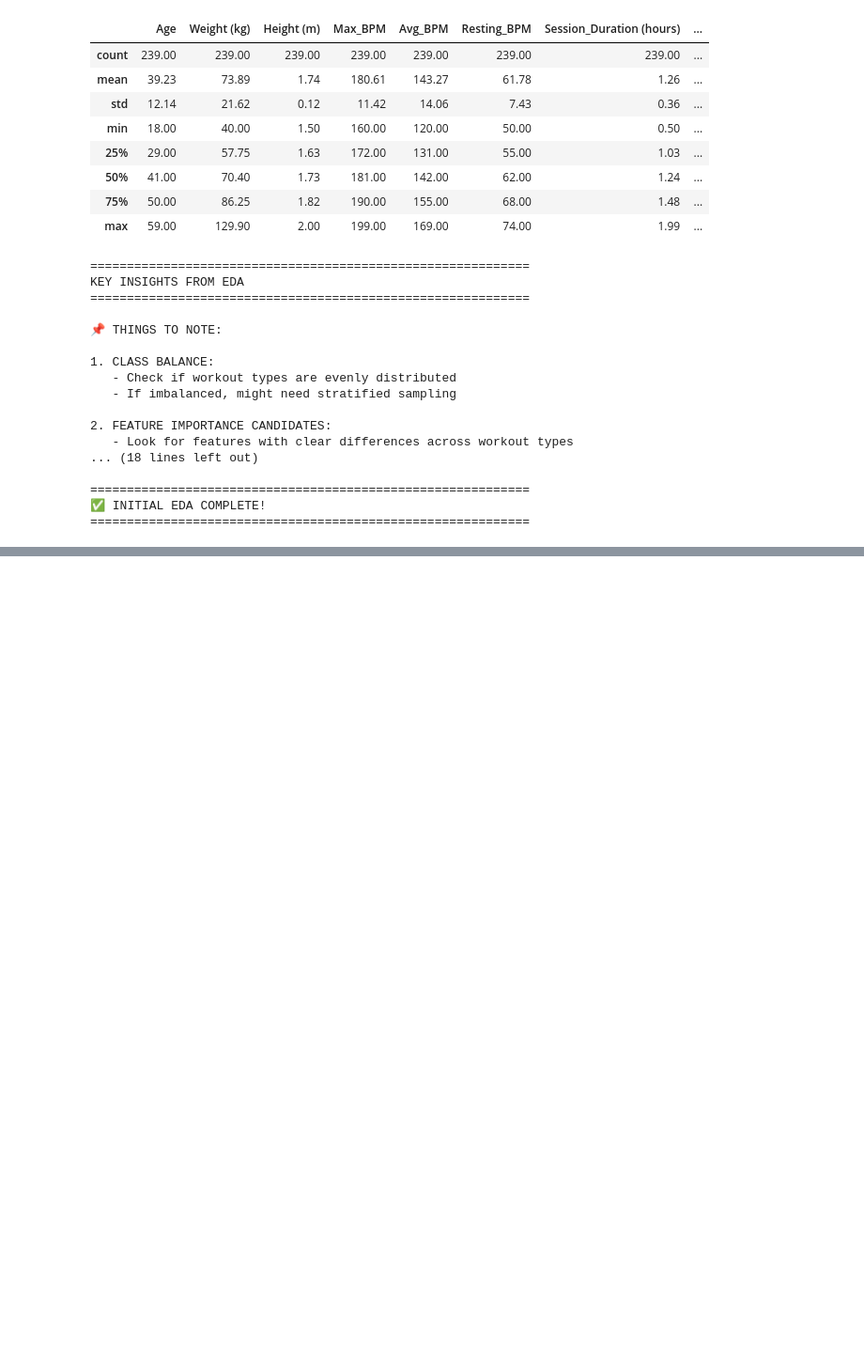
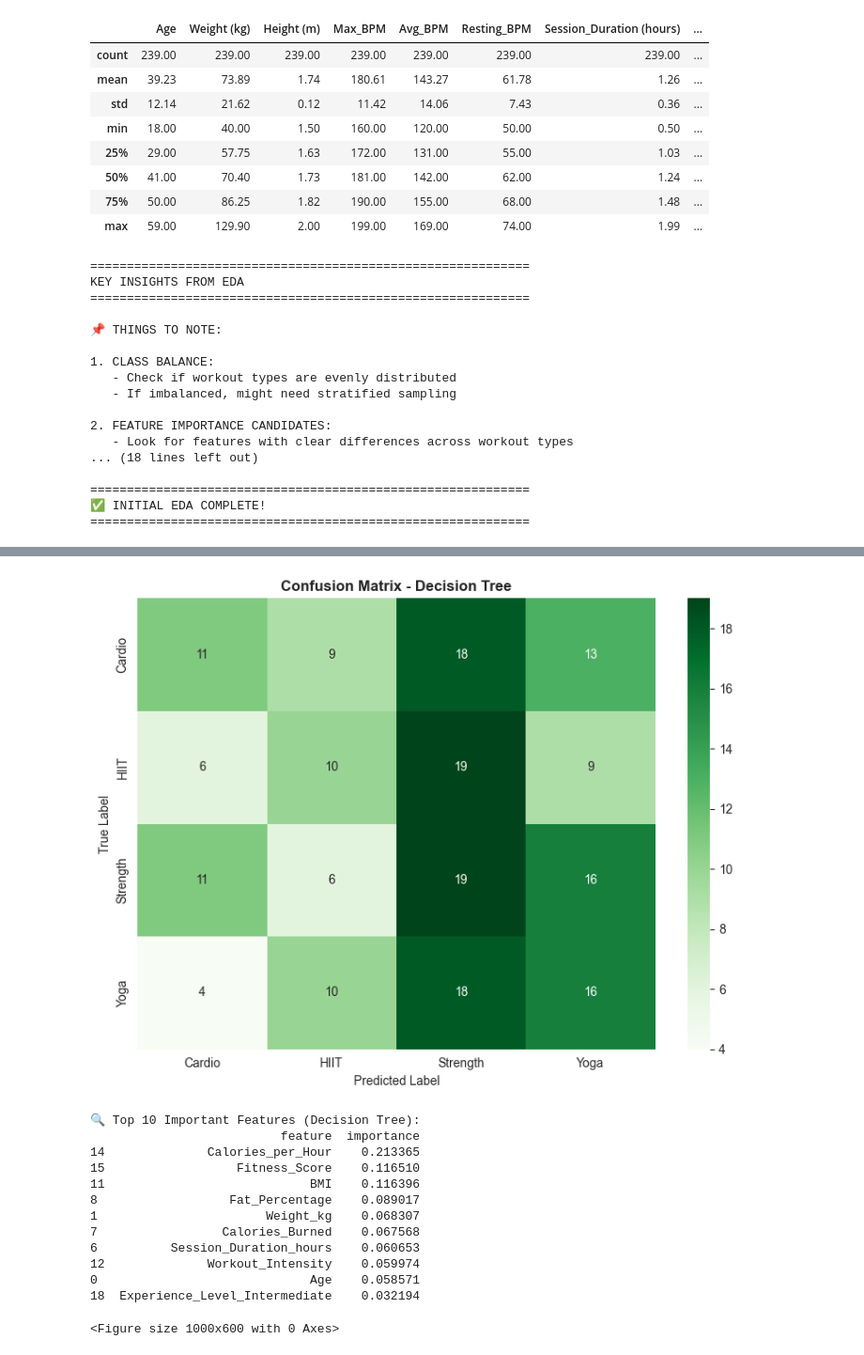
Before and after one commit to ilhamksyuriadi/workout-recommendation, a Jupyter notebook: notebook.ipynb, the cells around one changed output, grey strips where cells are left out. Shown at 94% size. Drawn from its saved outputs; the diff is of its cells as text; code cells hidden in the pictures; blank space fills up the shorter version.

```diff
--- a/notebook.ipynb
+++ b/notebook.ipynb
@@ -680,0 +1217,66 @@ KEY INSIGHTS FROM EDA
+# %%
+# # 3. Model 2: Decision Tree
+
+# %%
+print("\n" + "="*60)
+print("MODEL 2: DECISION TREE")
+print("="*60)
+
+# Train Decision Tree
+dt_model = DecisionTreeClassifier(
+    max_depth=10,
+    min_samples_split=20,
+    min_samples_leaf=10,
+    random_state=42
+)
+
+print("\n🔄 Training Decision Tree...")
+dt_model.fit(X_train, y_train)
+print("✅ Training complete!")
+
+# Predictions
+y_train_pred_dt = dt_model.predict(X_train)
+y_val_pred_dt = dt_model.predict(X_val)
+
+# Accuracy
+train_acc_dt = accuracy_score(y_train, y_train_pred_dt)
+val_acc_dt = accuracy_score(y_val, y_val_pred_dt)
+
+print(f"\n📊 Results:")
+print(f"  Training Accuracy:   {train_acc_dt:.4f} ({train_acc_dt*100:.2f}%)")
+print(f"  Validation Accuracy: {val_acc_dt:.4f} ({val_acc_dt*100:.2f}%)")
+
+# Classification Report
+print(f"\n📋 Classification Report (Validation Set):")
+print(classification_report(y_val, y_val_pred_dt))
+
+# Confusion Matrix
+cm_dt = confusion_matrix(y_val, y_val_pred_dt)
+plt.figure(figsize=(8, 6))
+sns.heatmap(cm_dt, annot=True, fmt='d', cmap='Greens',
+            xticklabels=sorted(y_val.unique()),
+            yticklabels=sorted(y_val.unique()))
+plt.title('Confusion Matrix - Decision Tree', fontweight='bold')
+plt.ylabel('True Label')
+plt.xlabel('Predicted Label')
+plt.tight_layout()
+plt.show()
+
+# Feature Importance (Decision Tree)
+feature_importance_dt = pd.DataFrame({
+    'feature': feature_names,
+    'importance': dt_model.feature_importances_
+}).sort_values('importance', ascending=False)
+
+print("\n🔍 Top 10 Important Features (Decision Tree):")
+print(feature_importance_dt.head(10))
+
+plt.figure(figsize=(10, 6))
+feature_importance_dt.head(15).plot(x='feature', y='importance', kind='barh', color='green')
+plt.title('Top 15 Feature Importances - Decision Tree', fontweight='bold')
+plt.xlabel('Importance')
+plt.ylabel('Feature')
+plt.gca().invert_yaxis()
+plt.tight_layout()
+plt.show()
+# %% [output]
@@ -680,0 +1300,14 @@ KEY INSIGHTS FROM EDA
+[figure, added]
+🔍 Top 10 Important Features (Decision Tree):
+                          feature  importance
+14              Calories_per_Hour    0.213365
+15                  Fitness_Score    0.116510
+11                            BMI    0.116396
+8                  Fat_Percentage    0.089017
+1                       Weight_kg    0.068307
+7                 Calories_Burned    0.067568
+6          Session_Duration_hours    0.060653
+12              Workout_Intensity    0.059974
+0                             Age    0.058571
+18  Experience_Level_Intermediate    0.032194
+<Figure size 1000x600 with 0 Axes>
```
Also changed, not shown: parts of 21 cells of this notebook, 2 other files.
